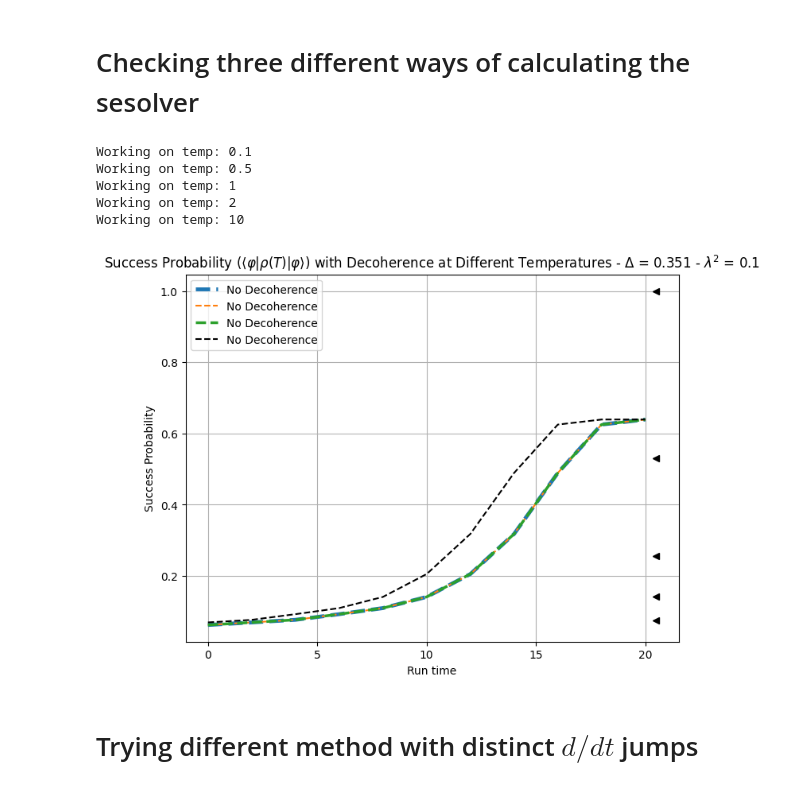
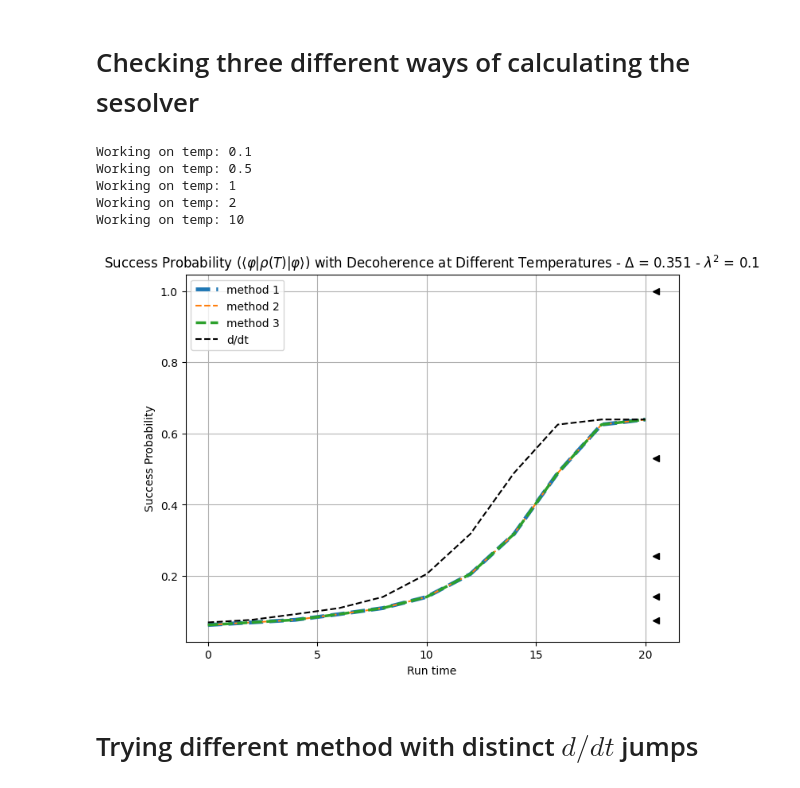
Before and after one commit to chenscheimq/QEC, a Jupyter notebook: EC3/EC3_q.ipynb, the cells around one changed output. Cells and saved outputs as stored; diff of their text form; code cells hidden in the pictures.

```diff
--- a/EC3/EC3_q.ipynb
+++ b/EC3/EC3_q.ipynb
@@ -443,38 +652,38 @@ for i in range(len(states_1)):
 
 exps_se_dt = []
 state_dt = initial_gs
 for idx, t_i in enumerate(times[:-1]):
     t_range = [times[idx], times[idx + 1]]
     results_se = sesolve(H_obj, state_dt, t_range)
     state_dt = results_se.states[-1]
     exps_se_dt.append(expect(ket2dm(state_dt), final_gs))
 exps_se_dt.append(expect(ket2dm(state_dt), final_gs))
 
-plt.plot(times, exps_se_1, '--', label="No Decoherence", linewidth=3.5)
-plt.plot(times, exps_se_2, '--', label="No Decoherence", linewidth=1.5)
-plt.plot(times, exps_se_3, '--', label="No Decoherence", linewidth=2.5)
-plt.plot(times, exps_se_dt, '--', label="No Decoherence", color='black', linewidth=1.5)
+plt.plot(times, exps_se_1, '--', label="method 1", linewidth=3.5)
+plt.plot(times, exps_se_2, '--', label="method 2", linewidth=1.5)
+plt.plot(times, exps_se_3, '--', label="method 3", linewidth=2.5)
+plt.plot(times, exps_se_dt, '--', label="d/dt", color='black', linewidth=1.5)
 
 
 # Plot formatting
 plt.xlabel('Run time')
 plt.ylabel('Success Probability')
 plt.title('Success Probability (' + r"$\langle \varphi | \rho(T) | \varphi \rangle$"
           + ') with Decoherence at Different Temperatures - '
           + r'$\Delta$'
           + ' = {} - '.format(round(energy_diff,3))
           + r'$\lambda^{2}$'
           + ' = {}'.format(lambda_2))
 plt.legend()
 plt.grid(True)
 plt.show()
 # %% [output]
 Working on temp: 0.1
 Working on temp: 0.5
 Working on temp: 1
 Working on temp: 2
 Working on temp: 10
-[figure, old version]
+[figure, new version]
 # %% [markdown]
 # Trying different method with distinct $d/dt$ jumps
 # %%
```
Also changed, not shown: parts of 7 cells of this notebook.
